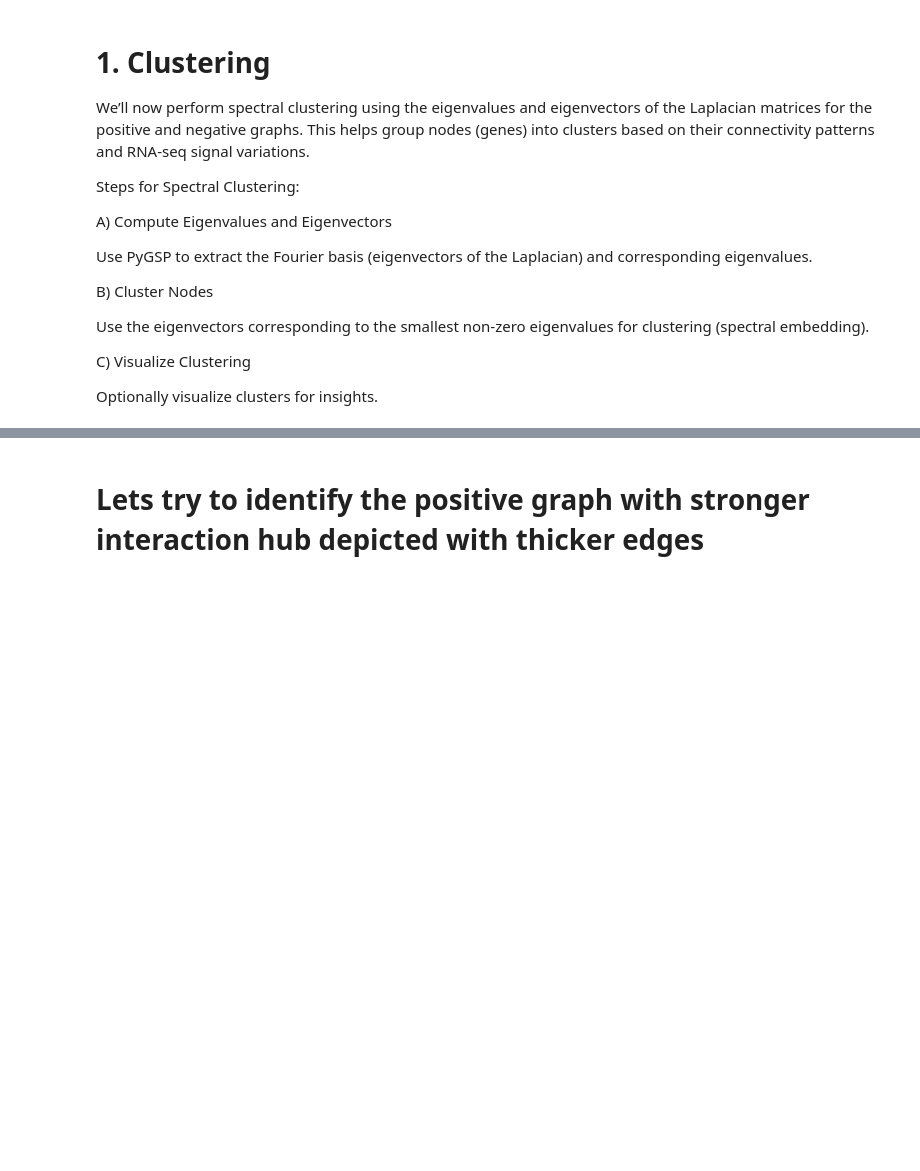
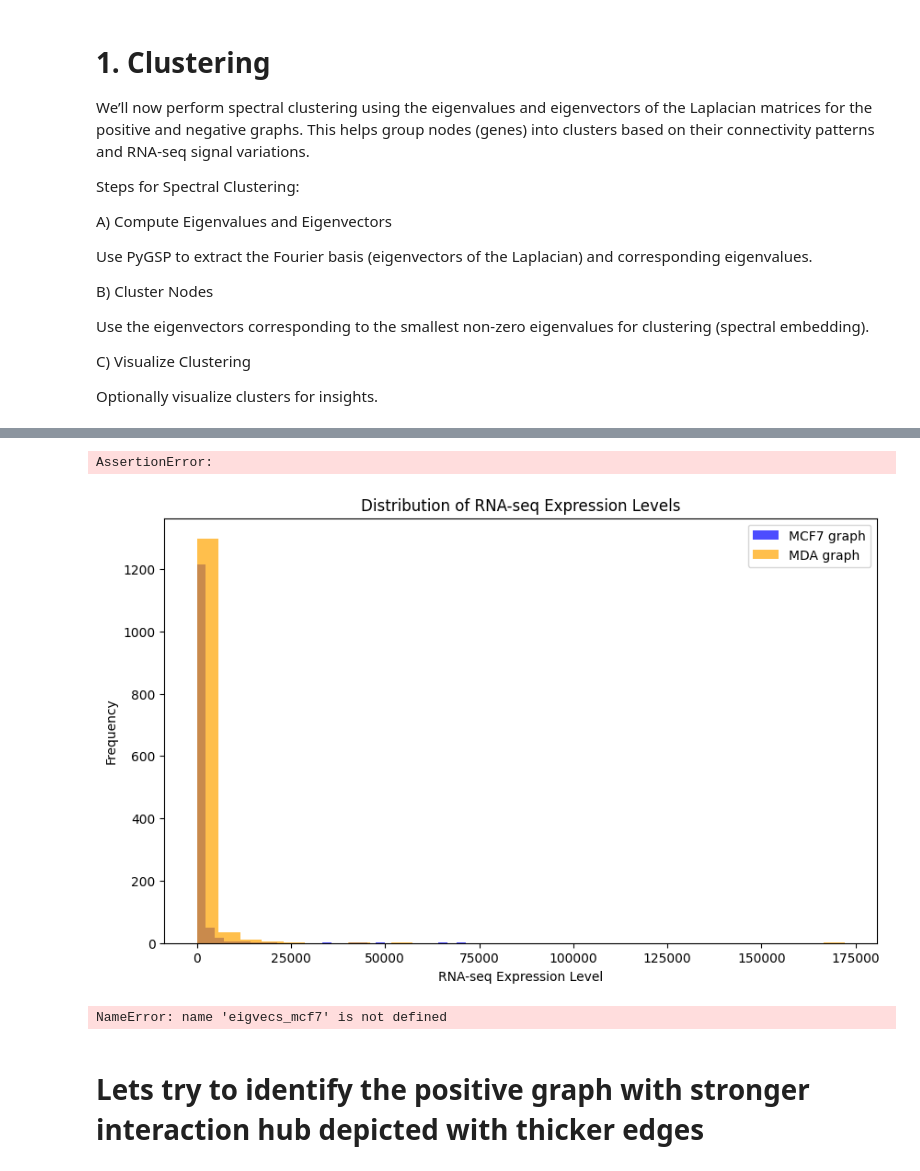
Before and after one commit to Guliko24/NetZoo_network, a Jupyter notebook: GRN_24_MCF7_vs_MDA-MB231_BrCA_TF_list.ipynb, the cells around one changed output, grey strips where cells are left out. Cells and saved outputs as stored; diff of their text form; code cells hidden in the pictures; blank space fills up the shorter version.

```diff
--- a/GRN_24_MCF7_vs_MDA-MB231_BrCA_TF_list.ipynb
+++ b/GRN_24_MCF7_vs_MDA-MB231_BrCA_TF_list.ipynb
@@ -1311,19 +1362,46 @@ Optionally visualize clusters for insights.
 # %%
-#Compute Eigenvalues and Eigenvectors
+# Compute Fourier basis (eigenvalues and eigenvectors) for both graphs
+gsp_graph_mcf7.compute_fourier_basis(recompute=True)
+gsp_graph_mda.compute_fourier_basis(recompute=True)
 
-# Compute Fourier basis (eigenvalues and eigenvectors) for both graphs
-gsp_graph_positive.compute_fourier_basis()
-gsp_graph_negative.compute_fourier_basis()
+# Clamp smallest eigenvalue to 0 if it's very close
+if abs(gsp_graph_mcf7.e[0]) < 1e-10:
+    gsp_graph_mcf7.e[0] = 0
+if abs(gsp_graph_mda.e[0]) < 1e-10:
+    gsp_graph_mda.e[0] = 0
 
-eigvals_positive = gsp_graph_positive.e  # Eigenvalues
-eigvecs_positive = gsp_graph_positive.U  # Eigenvectors
+# Extract eigenvalues and eigenvectors
+eigvals_mcf7 = gsp_graph_mcf7.e  # Eigenvalues
+eigvecs_mcf7 = gsp_graph_mcf7.U  # Eigenvectors
 
-eigvals_negative = gsp_graph_negative.e  # Eigenvalues
-eigvecs_negative = gsp_graph_negative.U  # Eigenvectors
+eigvals_mda = gsp_graph_mda.e  # Eigenvalues
+eigvecs_mda = gsp_graph_mda.U  # Eigenvectors
 
 # Display smallest eigenvalues (skip 0 for connected components)
-print("\nEigenvalues (Positive Graph):", eigvals_positive[:10])  # First 10 for brevity
-print("\nEigenvalues (Negative Graph):", eigvals_negative[:10])  # First 10 for brevity
+print("\nEigenvalues (MCF7 Graph):", eigvals_mcf7[:10])  # First 10 for brevity
+print("\nEigenvalues (MDA Graph):", eigvals_mda[:10])  # First 10 for brevity
+# %% [output]
+AssertionError:
+# %%
+import matplotlib.pyplot as plt
+
+# Get the graph signals
+signal_mcf7 = nx.get_node_attributes(G_mcf7, 'expression')
+signal_mda = nx.get_node_attributes(G_mda, 'expression')
+signal_mcf7 = list(signal_mcf7.values())
+signal_mda = list(signal_mda.values())
+
+# Plot RNA-seq signals for positive graph
+plt.figure(figsize=(10, 6))
+plt.hist(signal_mcf7, bins=30, alpha=0.7, label="MCF7 graph", color='blue')
+plt.hist(signal_mda, bins=30, alpha=0.7, label="MDA graph", color='orange')
+plt.xlabel("RNA-seq Expression Level")
+plt.ylabel("Frequency")
+plt.title("Distribution of RNA-seq Expression Levels")
+plt.legend()
+plt.show()
+# %% [output]
+[figure, added]
 # %%
 #Perform Spectral Clustering
 #Use the eigenvectors associated with the smallest non-zero eigenvalues to cluster the nodes (genes).
@@ -1334,11 +1412,13 @@ from sklearn.cluster import KMeans
 num_clusters = 3
 
 # Use first few eigenvectors (excluding the first constant eigenvector)
-clusters_positive = KMeans(n_clusters=num_clusters).fit_predict(eigvecs_positive[:, 1:num_clusters+1])
-clusters_negative = KMeans(n_clusters=num_clusters).fit_predict(eigvecs_negative[:, 1:num_clusters+1])
+clusters_mcf7 = KMeans(n_clusters=num_clusters).fit_predict(eigvecs_mcf7[:, 1:num_clusters+1])
+clusters_mda = KMeans(n_clusters=num_clusters).fit_predict(eigvecs_mda[:, 1:num_clusters+1])
 
-print("\nClusters (Positive Graph):", clusters_positive[:10])  # First 10 clusters for brevity
-print("\nClusters (Negative Graph):", clusters_negative[:10])  # First 10 clusters for brevity)
+print("\nClusters (Positive Graph):", clusters_mcf7[:10])  # First 10 clusters for brevity
+print("\nClusters (Negative Graph):", clusters_mda[:10])  # First 10 clusters for brevity)
+# %% [output]
+NameError: name 'eigvecs_mcf7' is not defined
 # %%
 #Assign Clusters to Nodes
 #Assign the cluster labels to nodes in the NetworkX graph for further exploration.
```
Also changed, not shown: parts of 6 cells of this notebook.
